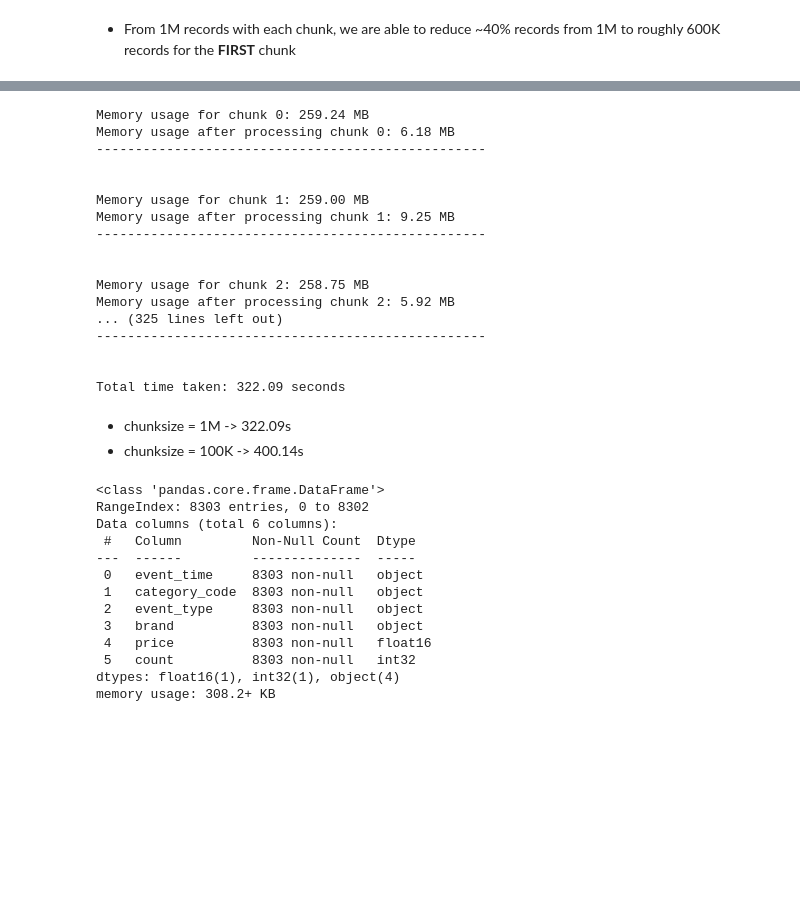
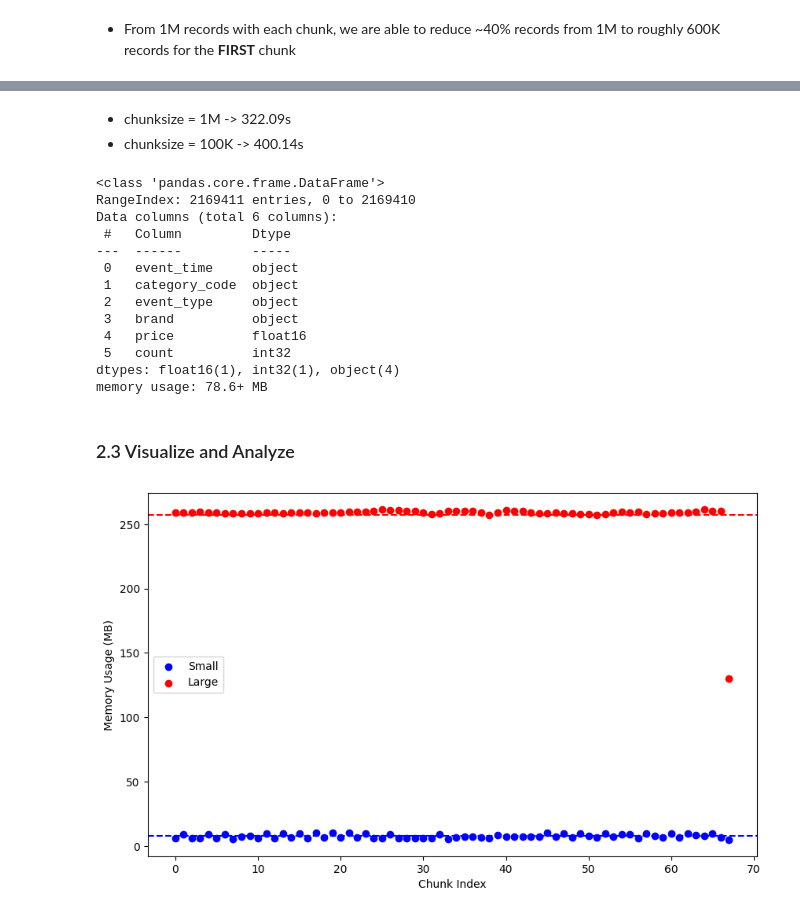
Before and after one commit to thien20/Handling-Data, a Jupyter notebook: analyst1.ipynb, the cells around one changed output, grey strips where cells are left out. Drawn from its saved outputs; the diff is of its cells as text; code cells hidden in the pictures; blank space fills up the shorter version.

```diff
--- a/analyst1.ipynb
+++ b/analyst1.ipynb
@@ -46,3 +33,21 @@ df.columns.tolist()
 df.head(2)
 # %%
 needed_categories = ['event_time', 'category_code', 'event_type', 'brand', 'price']
+# %%
+with zipfile.ZipFile(url, 'r') as zip_file:
+    file_list = zip_file.namelist()
+
+# Assuming the zipped CSV file contains only one CSV file
+csv_file_name = file_list[0]
+
+# Specify the chunk size for reading the file
+chunk_size = 1000000  # Adjust this based on your available memory
+
+# Initialize a counter for total records
+total_records = 0
+
+# Read the zipped CSV file in chunks and count records
+for chunk in pd.read_csv(url, compression='zip', header=0, sep=',', quotechar='"', chunksize=chunk_size):
+    total_records += len(chunk)
+
+print(f'Total records in the zipped CSV file: {total_records}')
@@ -140,24 +138,6 @@ def process_data(url, chunk_size, needed_categories):
 # %%
 final_output, large, small = process_data(url, chunk_size=1000000,
                             needed_categories=needed_categories)
-# %% [output]
-Memory usage for chunk 0: 259.24 MB
-Memory usage after processing chunk 0: 6.18 MB
---------------------------------------------------
-
-
-Memory usage for chunk 1: 259.00 MB
-Memory usage after processing chunk 1: 9.25 MB
---------------------------------------------------
-
-
-Memory usage for chunk 2: 258.75 MB
-Memory usage after processing chunk 2: 5.92 MB
-... (325 lines left out)
---------------------------------------------------
-
-
-Total time taken: 322.09 seconds
 # %% [markdown]
 - chunksize = 1M -> 322.09s
 - chunksize = 100K -> 400.14s
@@ -165,15 +145,32 @@ Total time taken: 322.09 seconds
 final_output.info()
 # %% [output]
 <class 'pandas.core.frame.DataFrame'>
-RangeIndex: 8303 entries, 0 to 8302
+RangeIndex: 2169411 entries, 0 to 2169410
 Data columns (total 6 columns):
- #   Column         Non-Null Count  Dtype
----  ------         --------------  -----
- 0   event_time     8303 non-null   object
- 1   category_code  8303 non-null   object
- 2   event_type     8303 non-null   object
- 3   brand          8303 non-null   object
- 4   price          8303 non-null   float16
- 5   count          8303 non-null   int32
+ #   Column         Dtype
+---  ------         -----
+ 0   event_time     object
+ 1   category_code  object
+ 2   event_type     object
+ 3   brand          object
+ 4   price          float16
+ 5   count          int32
 dtypes: float16(1), int32(1), object(4)
-memory usage: 308.2+ KB
+memory usage: 78.6+ MB
+# %% [markdown]
+### 2.3 Visualize and Analyze
+# %%
+mean_large = np.mean(large)
+mean_small = np.mean(small)
+
+plt.figure(figsize=(10, 6))
+plt.scatter(range(len(small)), small, color='blue', label='Small')
+plt.scatter(range(len(large)), large, color='red', label='Large')
+plt.xlabel('Chunk Index')
+plt.ylabel('Memory Usage (MB)')
+plt.legend()
+plt.axhline(y=mean_large, color='red', linestyle='--')
+plt.axhline(y=mean_small, color='blue', linestyle='--')
+plt.show()
+# %% [output]
+[figure, added]
```
Also changed, not shown: parts of 19 cells of this notebook, 1 other file.
